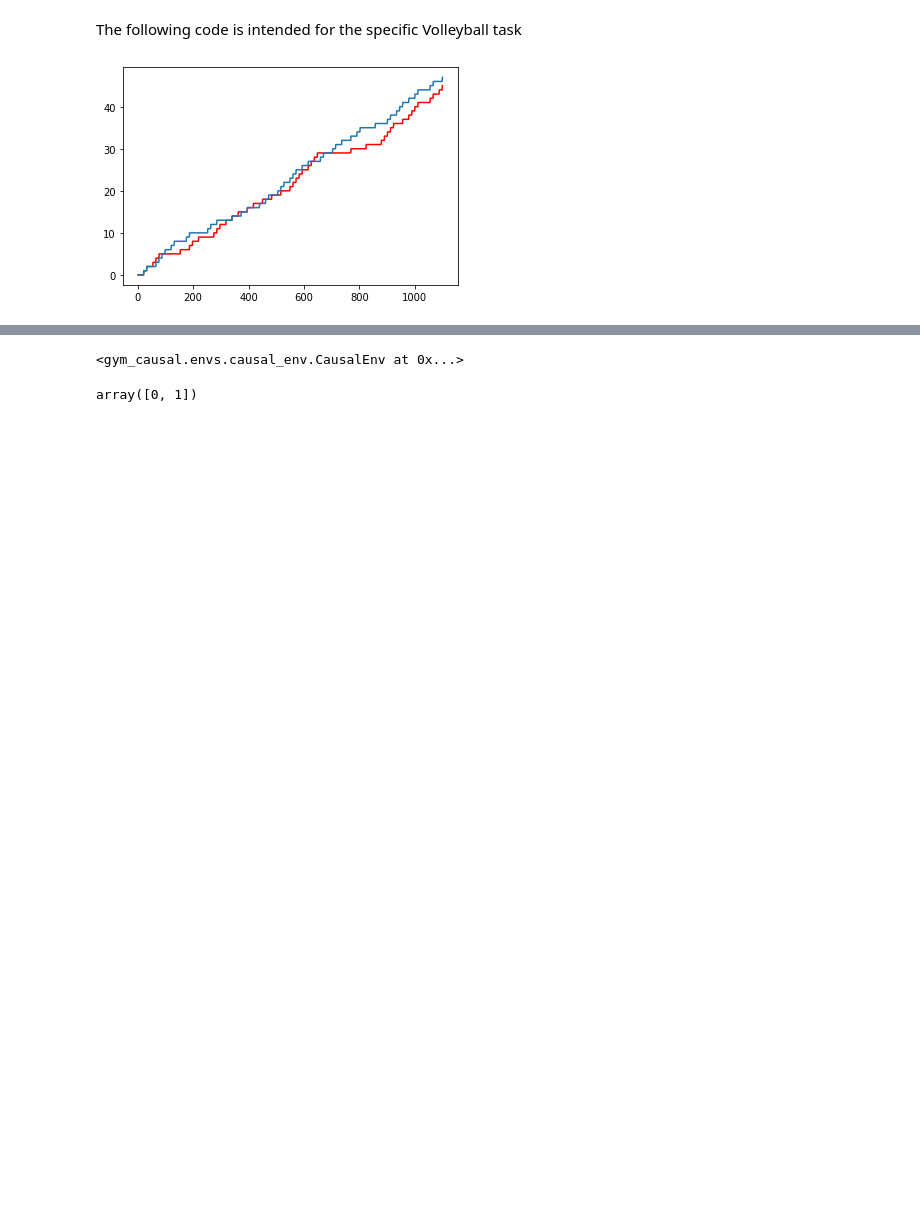
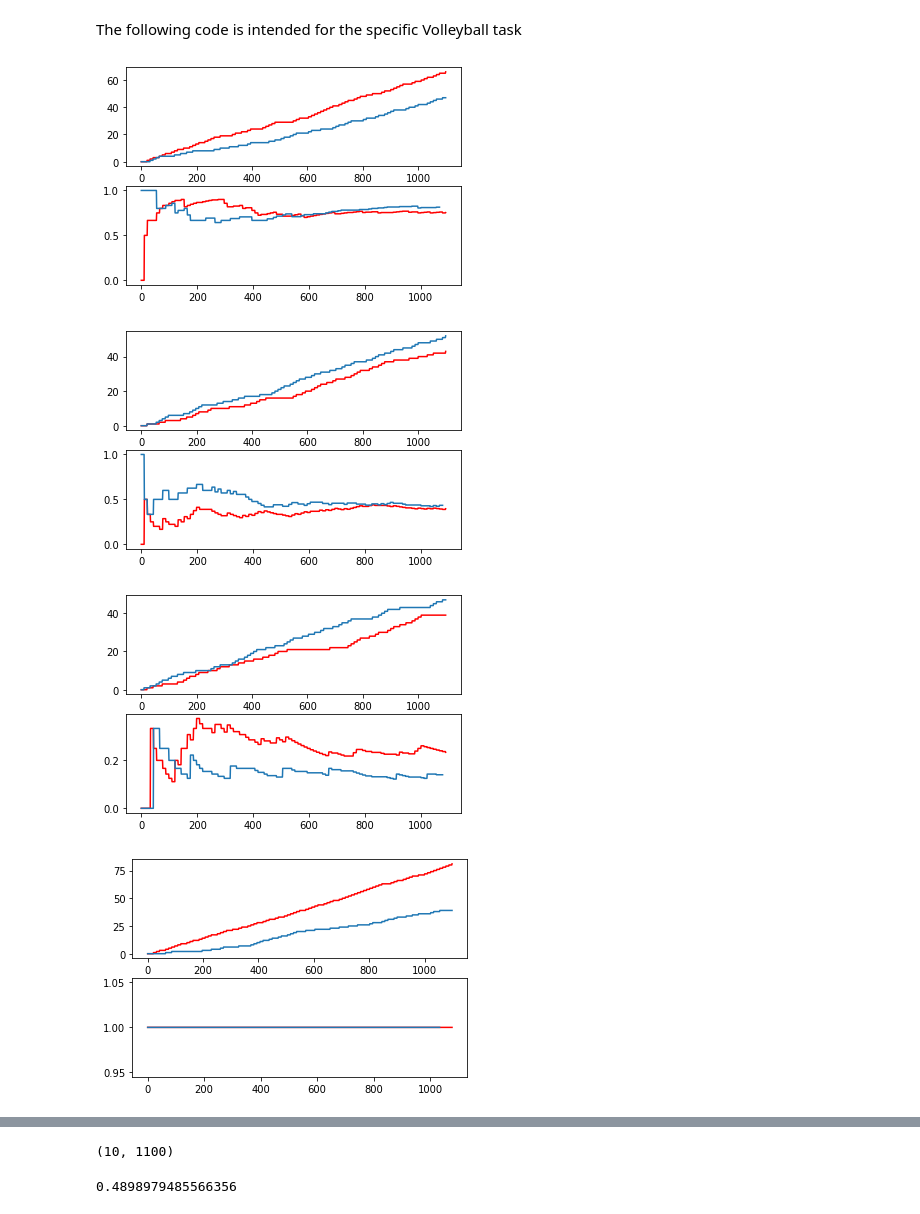
Before and after one commit to elichou/gym_causal, a Jupyter notebook: CausalAgent.ipynb, the cells around one changed output, grey strips where cells are left out. Drawn from its saved outputs; the diff is of its cells as text; code cells hidden in the pictures; blank space fills up the shorter version.

Commit message:
almost done with plot

```diff
--- a/CausalAgent.ipynb
+++ b/CausalAgent.ipynb
@@ -130,17 +130,12 @@ different_probs = np.array([[0.8, 0.2],
                             [0.2, 0.8],
                             [1, 0],
                             [0, 1]])
-different_probs = np.array([[0.5, 0.5],
-                            [0.5, 0.5],
-                            [0.2, 0.8],
-                            [1, 0],
-                            [0, 1]])
 list_rewards = []
 episode_count = 100 # total number of game is episode_count*10 or 11?
 # for the plot
-x = np.arange(1, episode_count*11+1, 1)
+x = np.arange(1, episode_count*11, 1)
 
-for j in range(len(different_probs)-4):
+for j in range(len(different_probs)):
     # INIT PARAMETERS
     probs1, probs2 = different_probs[j]
     reward = 0
@@ -175,6 +170,13 @@ for j in range(len(different_probs)-4):
 
     j = 0
     l = 0
+    plays = 0
+    winsplays = 0
+    p_win_play = []
+
+    plays1 = 0
+    winsplays1 = 0
+    p_win_play1 = []
     for i in range(1, episode_count+1):
         # RESET BEFORE EPISODE
         env.reset()
@@ -185,39 +187,56 @@ for j in range(len(different_probs)-4):
             # Causal agent
             temp *= 0.99
 
             action = agent.act(temp)
             ob, reward, done, _ = env.step(action)
-
+            if (action == 1) and done:
+                plays += 1
+                if (reward == 1):
+                    winsplays += 1
+            if (plays != 0):
+                p_win_play.append(winsplays/plays)
             # update agent memory & causal graph
             agent.update_memory(action, ob, reward, done)
 
             total_reward += reward
             rewards[j] = total_reward
 
             j += 1
 
 
         done = False
-
         while not done:
             # random agent
             action = randag.act()
+            #print("action", action)
             ob, reward, done, _ = randenv.step(action)
-            #print(reward)
+            #print("reward", reward)
             #print(randenv.time)
+            if (action == 1) and done:
+                plays1 += 1
+                if (reward == 1):
+                    winsplays1 += 1
+            if (plays1 != 0):
+                p_win_play1.append(winsplays1/plays1)
             randtotal_reward += reward
             #print(randtotal_reward)
             randrewards[l] = randtotal_reward
 
             l += 1
 
-
+    fig, axs  = plt.subplots(2)
     list_rewards.append(rewards)
-
-    plt.plot(x, rewards, color='r')
-    plt.plot(x, randrewards)
-
+    x = np.arange(0, len(rewards), 1)
+    axs[0].plot(x, rewards, color='r')
+    axs[0].plot(x, randrewards)
+    x = np.arange(0, len(p_win_play), 1)
+    x1 = np.arange(0, len(p_win_play1), 1)
+    axs[1].plot(x, p_win_play, 'r')
+    axs[1].plot(x1, p_win_play1)
     env.close()
     randenv.close()
 # %% [output]
-[figure, old version]
+[figure, new version]
+[figure, added]
+[figure, added]
+[figure, added]
@@ -226,8 +243,0 @@ nx.draw_shell(agent.G, with_labels=True)
-# %%
-env
-# %% [output]
-<gym_causal.envs.causal_env.CausalEnv at 0x...>
-# %%
-env.reward_space
-# %% [output]
-array([0, 1])
@@ -233,0 +349,8 @@ array([0, 1])
+# %%
+p.shape
+# %% [output]
+(10, 1100)
+# %%
+np.std(p[:, 0])
+# %% [output]
+0.4898979485566356
```
Also changed, not shown: parts of 7 cells of this notebook, 3 other files.
